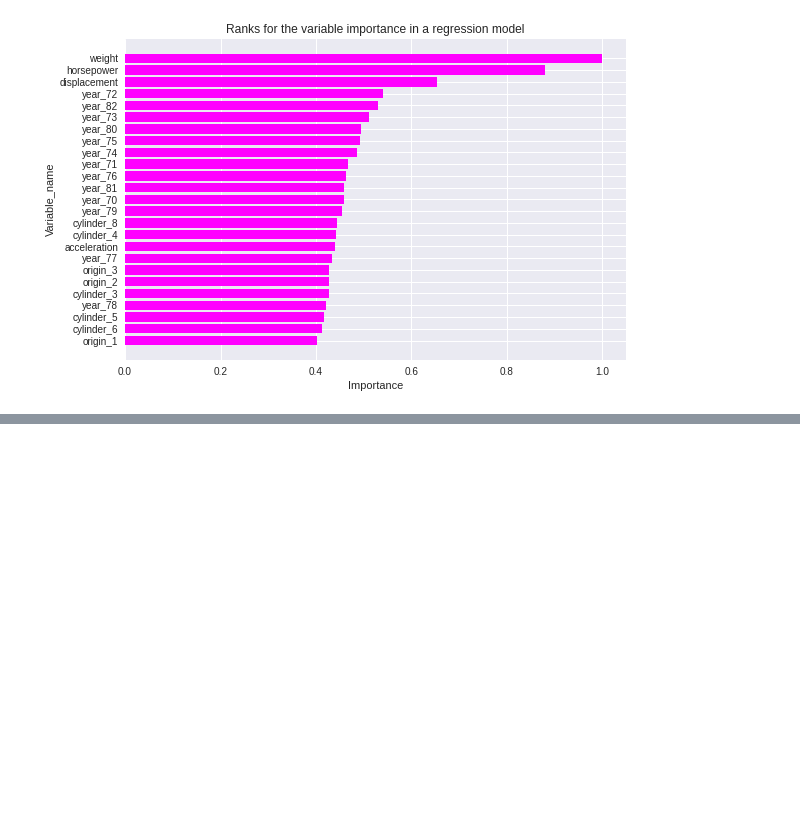
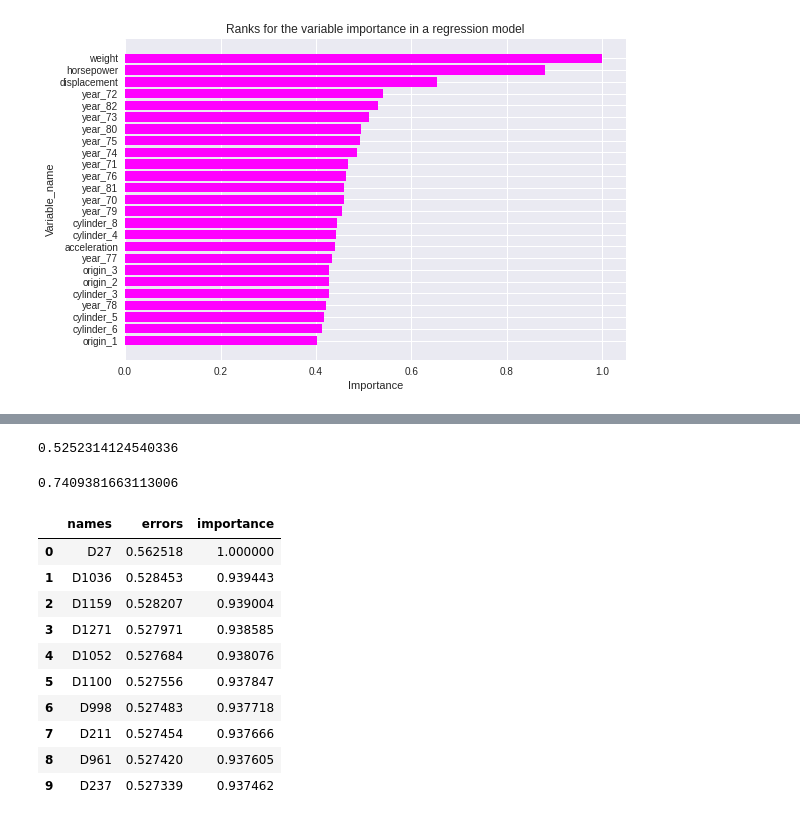
Before and after one commit to martinpius/Applied-Predictive-Modeling2, a Jupyter notebook: Ensemble_Models.ipynb, the cells around one changed output, grey strips where cells are left out. Cells and saved outputs as stored; diff of their text form; code cells hidden in the pictures; blank space fills up the shorter version.

```diff
--- a/Ensemble_Models.ipynb
+++ b/Ensemble_Models.ipynb
@@ -369,0 +461,2 @@ Text(0, 0.5, 'Variable_name')
+# %%
+y_train = label.values
@@ -369,0 +491,15 @@ Text(0, 0.5, 'Variable_name')
+# %%
+x_tr, x_ts, y_tr, y_ts = train_test_split(x_train, y_train, test_size = 0.25, random_state = 1234)
+# %%
+#Building the model
+model = Sequential()
+model.add(Dense(50,
+                input_dim = x_train1.shape[1],
+                activation = 'relu',kernel_initializer = 'random_normal'))
+model.add(Dense(25, activation = 'relu', kernel_initializer='random_normal'))
+model.add(Dense(1, activation = 'sigmoid'))
+model.compile(loss = 'binary_crossentropy', optimizer = 'adam')
+info = EarlyStopping(monitor = 'val_loss', min_delta = 1e-3, mode ='auto',
+                    verbose = 1, patience = 5, restore_best_weights = True)
+model.fit(x_tr, y_tr, validation_data = (x_ts, y_ts), callbacks = [info],
+          verbose = 2, epochs = 1000)
@@ -369,0 +528,11 @@ Text(0, 0.5, 'Variable_name')
+# %%
+loss_score = metrics.log_loss(y_ts, pred)
+loss_score
+# %% [output]
+0.5252314124540336
+# %%
+pred = pred > 0.5
+acc_score = metrics.accuracy_score(y_ts, pred)
+acc_score
+# %% [output]
+0.7409381663113006
@@ -369,0 +549,19 @@ Text(0, 0.5, 'Variable_name')
+# %%
+#Get the list of important variable
+colms = list(train_data)
+colms.remove('Activity')
+# %%
+variables_rank = var_rank(model,x_ts, y_ts,colms, False)
+display(variables_rank[0:10])
+# %% [output]
+|  | names | errors | importance |
+| 0 | D27 | 0.562518 | 1.000000 |
+| 1 | D1036 | 0.528453 | 0.939443 |
+| 2 | D1159 | 0.528207 | 0.939004 |
+| 3 | D1271 | 0.527971 | 0.938585 |
+| 4 | D1052 | 0.527684 | 0.938076 |
+| 5 | D1100 | 0.527556 | 0.937847 |
+| 6 | D998 | 0.527483 | 0.937718 |
+| 7 | D211 | 0.527454 | 0.937666 |
+| 8 | D961 | 0.527420 | 0.937605 |
+| 9 | D237 | 0.527339 | 0.937462 |
```
Also changed, not shown: parts of 18 cells of this notebook.
